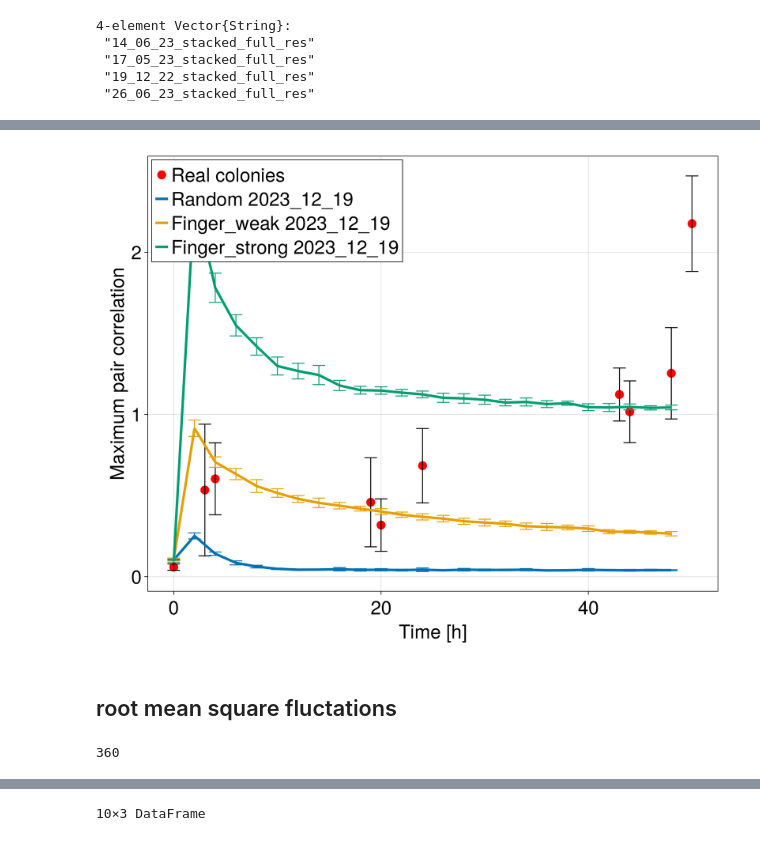
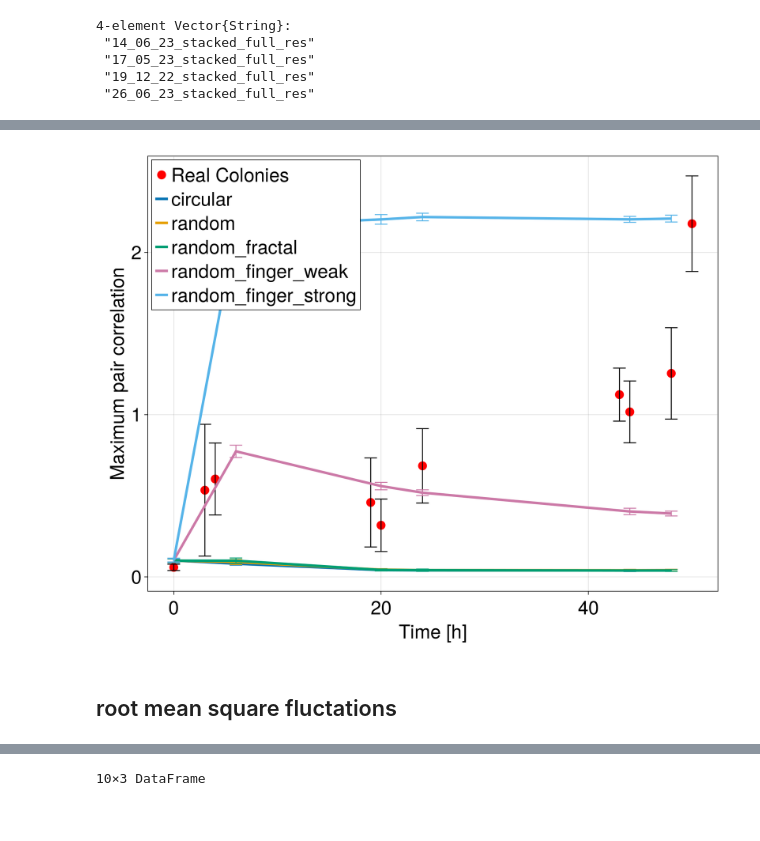
Before and after one commit to AndreasKuhn-ak/ColonyImages.jl, a Jupyter notebook: Analysis_artifical.ipynb, the cells around one changed output, grey strips where cells are left out. Drawn from its saved outputs; the diff is of its cells as text; code cells hidden in the pictures.

```diff
--- a/Analysis_artifical.ipynb
+++ b/Analysis_artifical.ipynb
@@ -24,5 +26,5 @@ end
 # %%
-data_a = deserialize(joinpath(image_data,readdir(image_data)[2]))
+data_a = deserialize(joinpath(image_data,readdir(image_data)[6]))
 first(data_a,2)
 # %% [output]
 2×8 DataFrame
@@ -40,5 +44,5 @@ unique(data_a.data_set)
 # %%
-data_r = deserialize(joinpath(image_data,readdir(image_data)[8]))
+data_r = deserialize(joinpath(image_data,readdir(image_data)[end]))
 first(data_r,2)
 # %% [output]
 2×8 DataFrame
@@ -86,14 +103,0 @@ first(pair_max_single, 3)
-# %%
-fig1 = Figure()
-ax = CairoMakie.Axis(fig1[1,1], xlabel = "Time [h]", ylabel = "Normalized Paircoorelation Maximum []")
-
-#errorbars!(pair_max.time,pair_max.pair_og, pair_max.pair_og_stdd,whiskerwidth = 10)
-
-for (k, i) in pairs(groupby(pair_max_single,:data_set))
-    scatter!(ax, i.time, i.pair_og, label = String(k.data_set))
-    errorbars!(ax, i.time, i.pair_og,i.pair_og_stdd )
-end
-
-axislegend(ax, position = :rt)
-#save(joinpath(path,"Normalized_Paircoorelation_Maximum_inidvidual.png"),fig1)
-fig1
@@ -123,24 +104,20 @@ end
 # %%
 fig1 = Figure()
 ax = CairoMakie.Axis(fig1[1,1])
-scatter!(ax,pair_max_r.time,pair_max_r.pair_og, label = "Real colonies", markersize = 20, color = "red")
+scatter!(ax,pair_max_r.time,pair_max_r.pair_og, markersize = 20, color = "red")
 errorbars!(ax,pair_max_r.time,pair_max_r.pair_og, pair_max_r.pair_og_stdd,whiskerwidth = 20, color = :black)
 ax.xlabel ="Time [h]"
 ax.ylabel ="Maximum pair correlation"
 j = 1
 for (k, i) in pairs(groupby(pair_max_single,:data_set))
-    lines!(ax, i.time, i.pair_og, label = i.data_set[1],linewidth = 4)
+    lines!(ax, i.time, i.pair_og, label = mk_label(k.data_set),linewidth = 4)
     errorbars!(ax, i.time, i.pair_og,i.pair_og_stdd )
     j += 1
 end
 axislegend(ax, position = :lt)
-save(joinpath(path,"Comparision Normalized_Paircoorelation_Maximum_no_unit.png"),fig1)
+save(joinpath(path,"Comparision_MaxP1.pdf"),fig1)
 fig1
 # %% [output]
-[figure, old version]
+[figure, new version]
 # %% [markdown]
 ## root mean square fluctations
-# %%
-length(data_a.metric_OG[11])
-# %% [output]
-360
```
Also changed, not shown: parts of 46 cells of this notebook, 15 other files.
